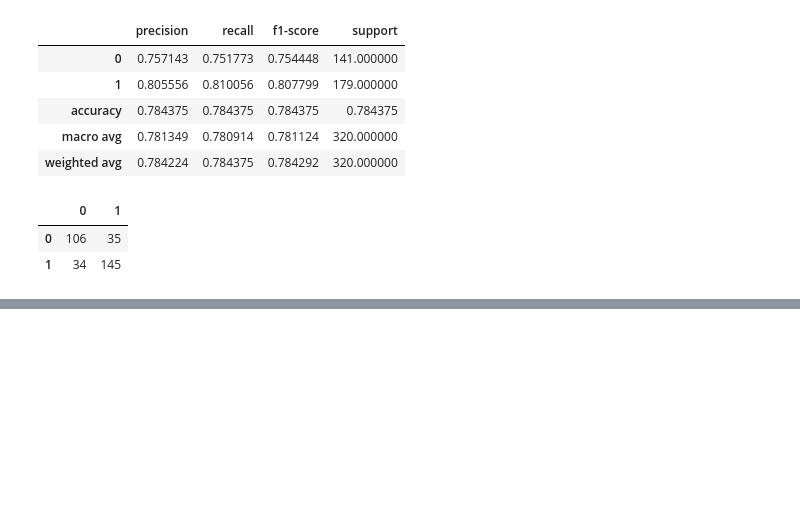
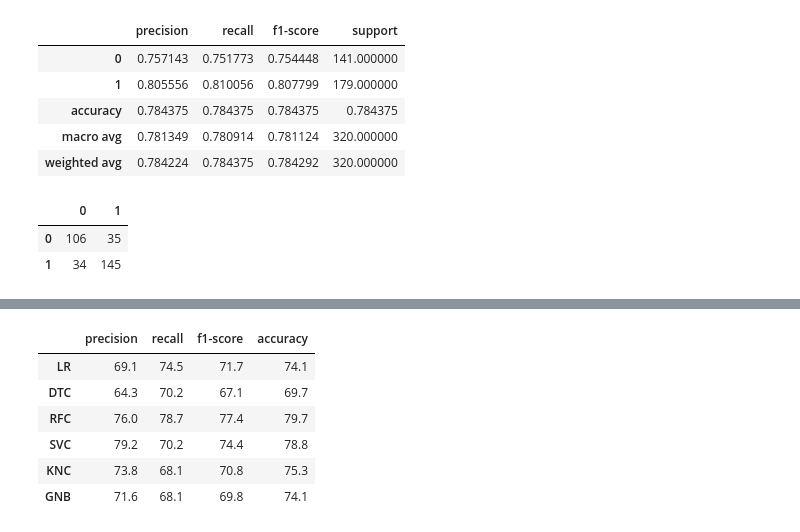
Before and after one commit to GustavoGil13/classifiers-red-wine-quality, a Jupyter notebook: classifiers.ipynb, the cells around one changed output, grey strips where cells are left out. Saved outputs shown, nothing was run; the diff lists cells and outputs as text; code cells hidden in the pictures; blank space fills up the shorter version.

```diff
--- a/classifiers.ipynb
+++ b/classifiers.ipynb
@@ -472,0 +727,3 @@ cm
+# %%
+gscv = GridSearchCV(estimator=gnb, param_grid = params, cv = cv, scoring = "accuracy", verbose = 3)
+gscv.fit(X_train, y_train)
@@ -472,0 +820,15 @@ cm
+# %%
+df_best_results = pd.DataFrame(models_best_results, columns = ["precision", "recall", "f1-score", "accuracy"], index = ["LR", "DTC", "RFC", "SVC", "KNC", "GNB"])
+df_best_results = df_best_results.round(3)
+df_best_results = df_best_results * 100
+if save:
+  df_best_results.to_csv(f"tables/all_models_best_results_cv_{cv}.csv")
+df_best_results
+# %% [output]
+|  | precision | recall | f1-score | accuracy |
+| LR | 69.1 | 74.5 | 71.7 | 74.1 |
+| DTC | 64.3 | 70.2 | 67.1 | 69.7 |
+| RFC | 76.0 | 78.7 | 77.4 | 79.7 |
+| SVC | 79.2 | 70.2 | 74.4 | 78.8 |
+| KNC | 73.8 | 68.1 | 70.8 | 75.3 |
+| GNB | 71.6 | 68.1 | 69.8 | 74.1 |
```
Also changed, not shown: parts of 67 cells of this notebook.
